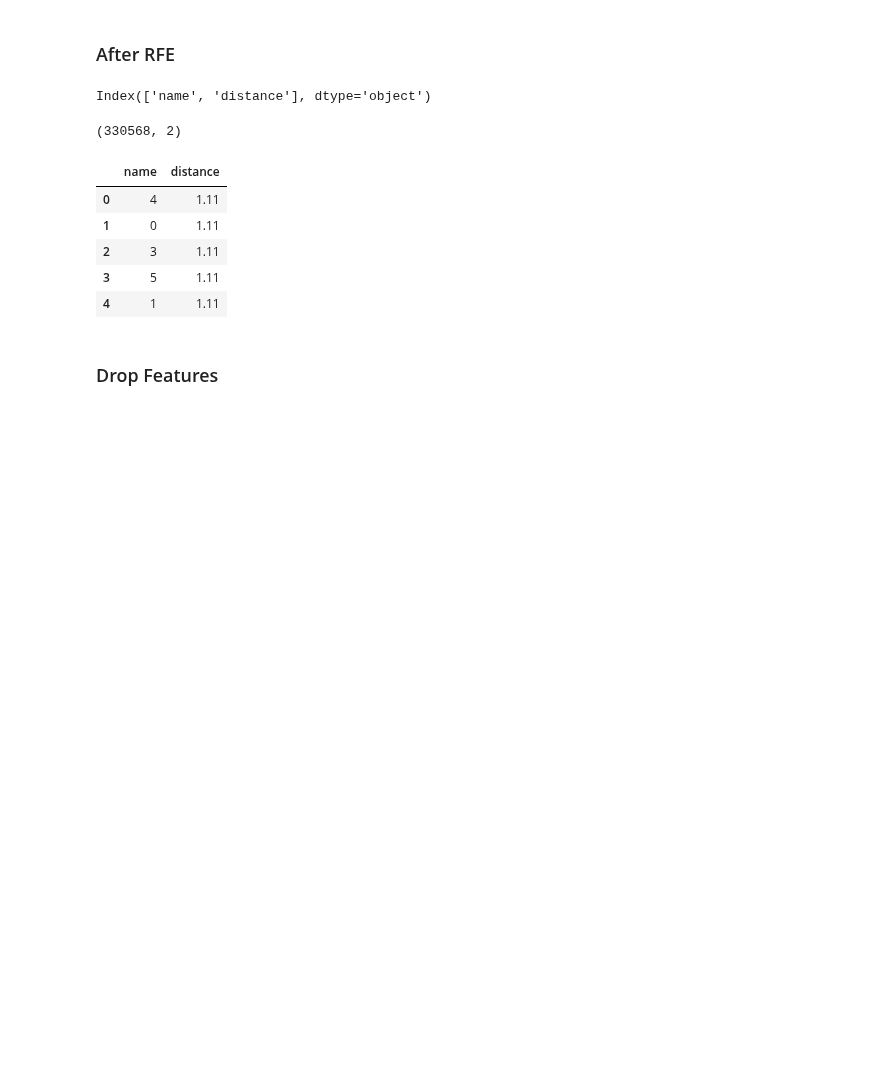
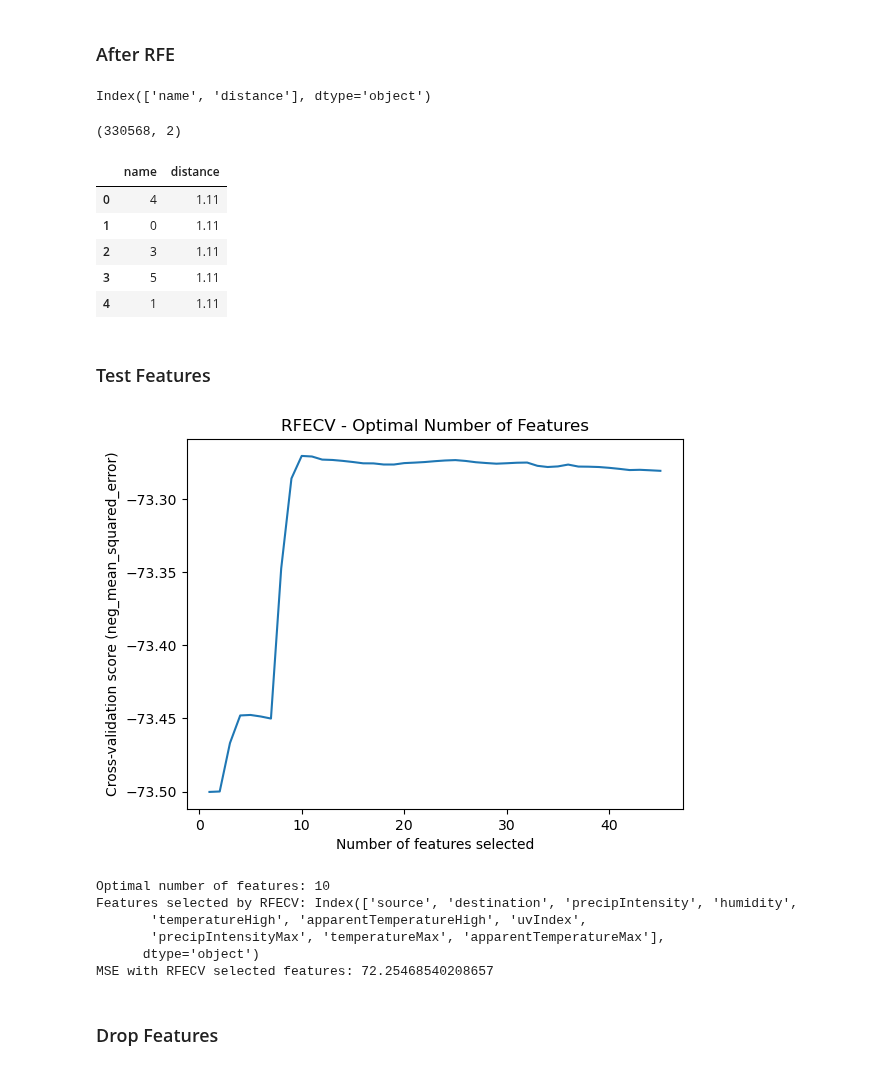
Before and after one commit to achchala/rideshare-predictive-pricing, a Jupyter notebook: notebooks/data_feature_engineering.ipynb, the cells around one changed output. Saved outputs shown, nothing was run; the diff lists cells and outputs as text; code cells hidden in the pictures; blank space fills up the shorter version.

Commit message:
finalized number of features

```diff
--- a/notebooks/data_feature_engineering.ipynb
+++ b/notebooks/data_feature_engineering.ipynb
@@ -455,3 +452,5 @@ XX.head()
 | 2 | 3 | 1.11 |
 | 3 | 5 | 1.11 |
 | 4 | 1 | 1.11 |
+# %% [markdown]
+### Test Features
@@ -458,2 +466,46 @@ XX.head()
+# %%
+X = df.drop(columns=['price', 'id', 'name', 'distance'])
+y = df['price']
+
+# Splitting dataset into training and testing parts for demonstration
+X_train, X_test, y_train, y_test = train_test_split(X, y, test_size=0.2, random_state=42)
+
+# Initialize the linear regression model
+model = LinearRegression()
+
+# Initialize RFECV
+rfecv = RFECV(estimator=model, step=1, cv=5, scoring='neg_mean_squared_error')
+
+# Fit RFECV
+rfecv.fit(X_train, y_train)
+
+# Plot number of features VS. cross-validation scores
+plt.figure()
+plt.xlabel("Number of features selected")
+plt.ylabel("Cross-validation score (neg_mean_squared_error)")
+plt.plot(range(1, len(rfecv.cv_results_['mean_test_score']) + 1), rfecv.cv_results_['mean_test_score'])
+plt.title('RFECV - Optimal Number of Features')
+plt.show()
+
+# Optimal number of features
+print("Optimal number of features:", rfecv.n_features_)
+
+# Features selected by RFECV
+features_selected_rfecv = X_train.columns[rfecv.support_]
+print("Features selected by RFECV:", features_selected_rfecv)
+
+# Evaluating performance with the selected features
+model.fit(X_train[features_selected_rfecv], y_train)
+y_pred = model.predict(X_test[features_selected_rfecv])
+mse = mean_squared_error(y_test, y_pred)
+print("MSE with RFECV selected features:", mse)
+# %% [output]
+[figure, added]
+Optimal number of features: 10
+Features selected by RFECV: Index(['source', 'destination', 'precipIntensity', 'humidity',
+       'temperatureHigh', 'apparentTemperatureHigh', 'uvIndex',
+       'precipIntensityMax', 'temperatureMax', 'apparentTemperatureMax'],
+      dtype='object')
+MSE with RFECV selected features: 72.25468540208657
 # %% [markdown]
 ### Drop Features
```
Also changed, not shown: parts of 30 cells of this notebook.
